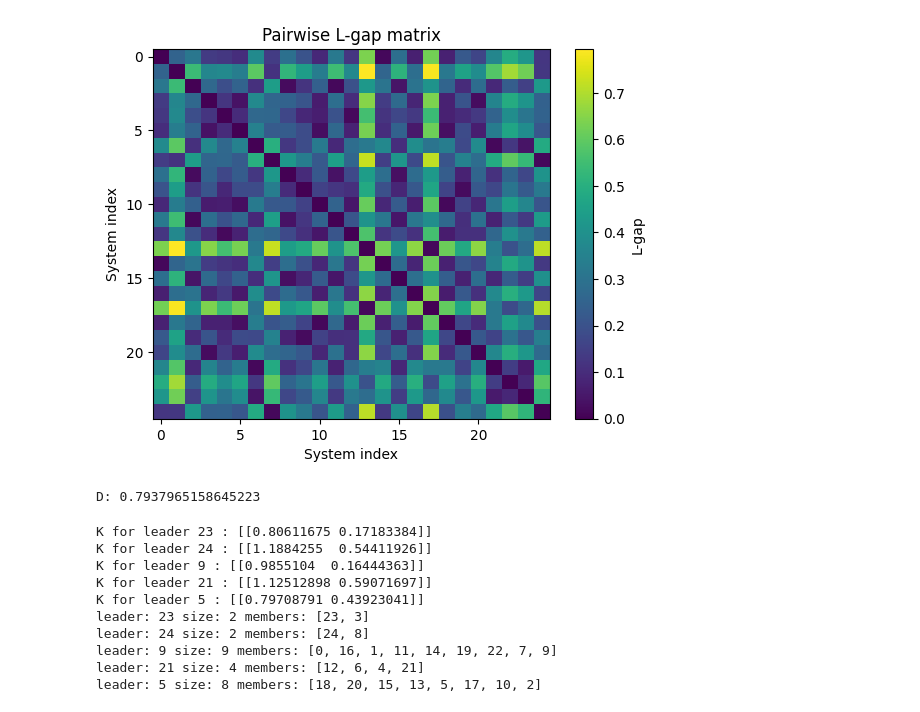
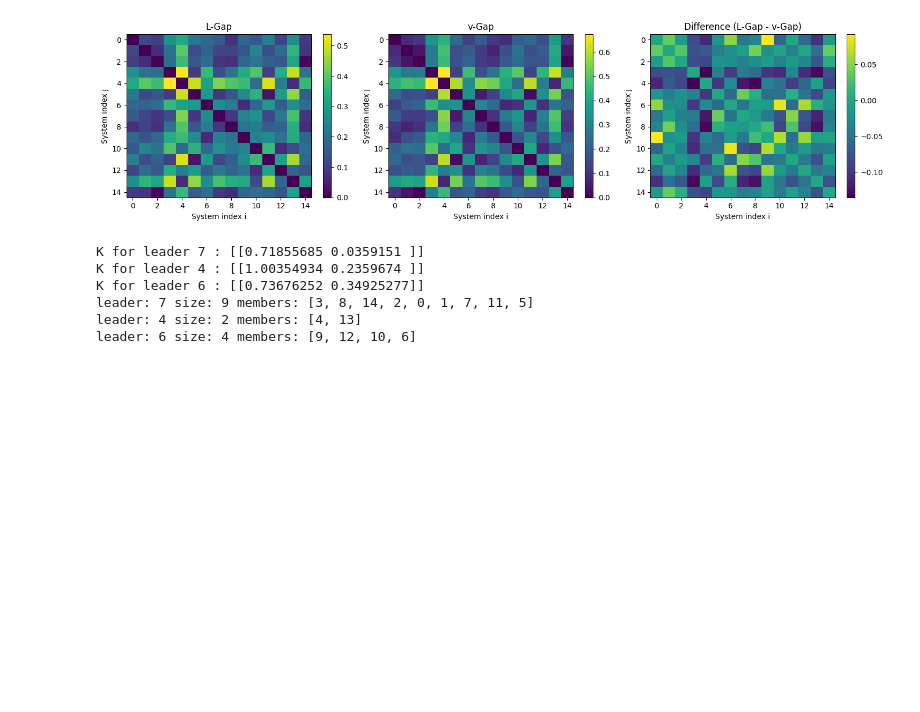
Before and after one commit to PeilinZhang/4YP, a Jupyter notebook: Grouping.ipynb, the cells around one changed output. Saved outputs shown, nothing was run; the diff lists cells and outputs as text; code cells hidden in the pictures; blank space fills up the shorter version.

```diff
--- a/Grouping.ipynb
+++ b/Grouping.ipynb
@@ -89,23 +111,32 @@ def LQR_wrapper(u,x):
 # %%
 #generate some random systems
-num_systems = 25
+num_systems = 15
 T = 50 #number of data points each system
-L = 15  #Hankel matrix depth
+L = 20  #Hankel matrix depth; 15 before
 C = np.array([[0.5, 1]])
 D = np.array([[0]])
 u = gapMetrics.persistently_exciting_input(T, m=1, std=1.0)
 stored_hankels = []
 H_u = gapMetrics.hankel_matrix(u, L)
+#Check rank of H_u
+rank_H_u = np.linalg.matrix_rank(H_u)
+if rank_H_u < L:
+    print(f"Warning: Hankel matrix of input has rank {rank_H_u} which is less than L={L}.")
+else:
+    print(f"Hankel matrix of input has full rank {rank_H_u}.")
 #store x for LQR related
 stored_x = []
 #store A and B for checking
 stored_A = []
 stored_B = []
+random.seed(1) #for reproducibility
 for i in range(num_systems):
     random_params_1 = random.random()
     random_params_2 = random.random()
     # print("Generating system", i+1, "with params:", random_params_1, random_params_2)
     A, B =bacteriaSys.discretize_AB(random_params_1, random_params_2, 1.0)
+    # A, B, C, D = gapMetrics.random_discrete_system_stable(n=2, m=1, p=1)
+    # A, B, _, _ = random_discrete_system_stable(n=2, m=1, p=1, rho_target=0.5)
     # print("A matrix:\n", A)
     # print("B matrix:\n", B)
     x, y = gapMetrics.simulate_system(A, B, C, D, u)
@@ -158,18 +203,39 @@ v-gap between system 0 and 12 : 0.36382499188107764
 # %%
 
-plt.figure()
-plt.imshow(D, interpolation="nearest", aspect="auto")
-plt.colorbar(label="v-gap")
-plt.title("Pairwise v-gap matrix")
-plt.xlabel("System index")
-plt.ylabel("System index")
+# plt.figure()
+# plt.imshow(D, interpolation="nearest", aspect="auto")
+# plt.colorbar(label="v-gap")
+# plt.title("Pairwise v-gap matrix")
+# plt.xlabel("System index")
+# plt.ylabel("System index")
+# plt.show()
+
+fig, axes = plt.subplots(1, 3, figsize=(15, 4))
+
+im1 = axes[0].imshow(D_l, interpolation="nearest", aspect="auto")
+axes[0].set_title("L-Gap")
+axes[0].set_xlabel("System index i")
+axes[0].set_ylabel("System index j")
+fig.colorbar(im1, ax=axes[0])
+
+im2 = axes[1].imshow(D_v, interpolation="nearest", aspect="auto")
+axes[1].set_title("v-Gap")
+axes[1].set_xlabel("System index i")
+axes[1].set_ylabel("System index j")
+fig.colorbar(im2, ax=axes[1])
+
+im3 = axes[2].imshow(D_d, interpolation="nearest", aspect="auto")
+axes[2].set_title("Difference (L-Gap - v-Gap)")
+axes[2].set_xlabel("System index i")
+axes[2].set_ylabel("System index j")
+fig.colorbar(im3, ax=axes[2])
+
+plt.tight_layout()
 plt.show()
+
+#TODO: max diff vs. T (or not important?)
 # %% [output]
-[figure, old version]
+[figure, new version]
-# %%
-print("D:", D[13,1])
-# %% [output]
-D: 0.7937965158645223
 # %%
 def leader_groups(D, threshold):
     """
@@ -435,13 +502,13 @@ eps = 0.2
 # groups = leader_groups(D, eps)
 # groups = leader_groups2(D)
 # groups = leader_groups_fixed(D, 3)
-groups = cluster_farthest_assign_medoid_threshold(D, 3)
+groups = cluster_farthest_assign_medoid_threshold(D_l, 3)
 for g in groups:
     print("leader:", g["leader"], "size:", len(g["members"]), "members:", g["members"])
 # print("groups:", groups)
 # groups = [{"leader": c, "members": [...]}, ...]
 
-N = D.shape[0]
+N = D_v.shape[0]
 leader_of = np.full(N, -1, dtype=int)
 dist_to_leader = np.zeros(N)
 
@@ -449,18 +516,14 @@ for g in groups:
     leader = g["leader"]
     for i in g["members"]:
         leader_of[i] = leader
-        dist_to_leader[i] = D[leader, i]
+        dist_to_leader[i] = D_v[leader, i]
 # %% [output]
-K for leader 23 : [[0.80611675 0.17183384]]
-K for leader 24 : [[1.1884255  0.54411926]]
-K for leader 9 : [[0.9855104  0.16444363]]
-K for leader 21 : [[1.12512898 0.59071697]]
-K for leader 5 : [[0.79708791 0.43923041]]
-leader: 23 size: 2 members: [23, 3]
-leader: 24 size: 2 members: [24, 8]
-leader: 9 size: 9 members: [0, 16, 1, 11, 14, 19, 22, 7, 9]
-leader: 21 size: 4 members: [12, 6, 4, 21]
-leader: 5 size: 8 members: [18, 20, 15, 13, 5, 17, 10, 2]
+K for leader 7 : [[0.71855685 0.0359151 ]]
+K for leader 4 : [[1.00354934 0.2359674 ]]
+K for leader 6 : [[0.73676252 0.34925277]]
+leader: 7 size: 9 members: [3, 8, 14, 2, 0, 1, 7, 11, 5]
+leader: 4 size: 2 members: [4, 13]
+leader: 6 size: 4 members: [9, 12, 10, 6]
 # %%
 plt.figure(figsize=(8, 4))
 
```
Also changed, not shown: parts of 14 cells of this notebook, 4 other files.
